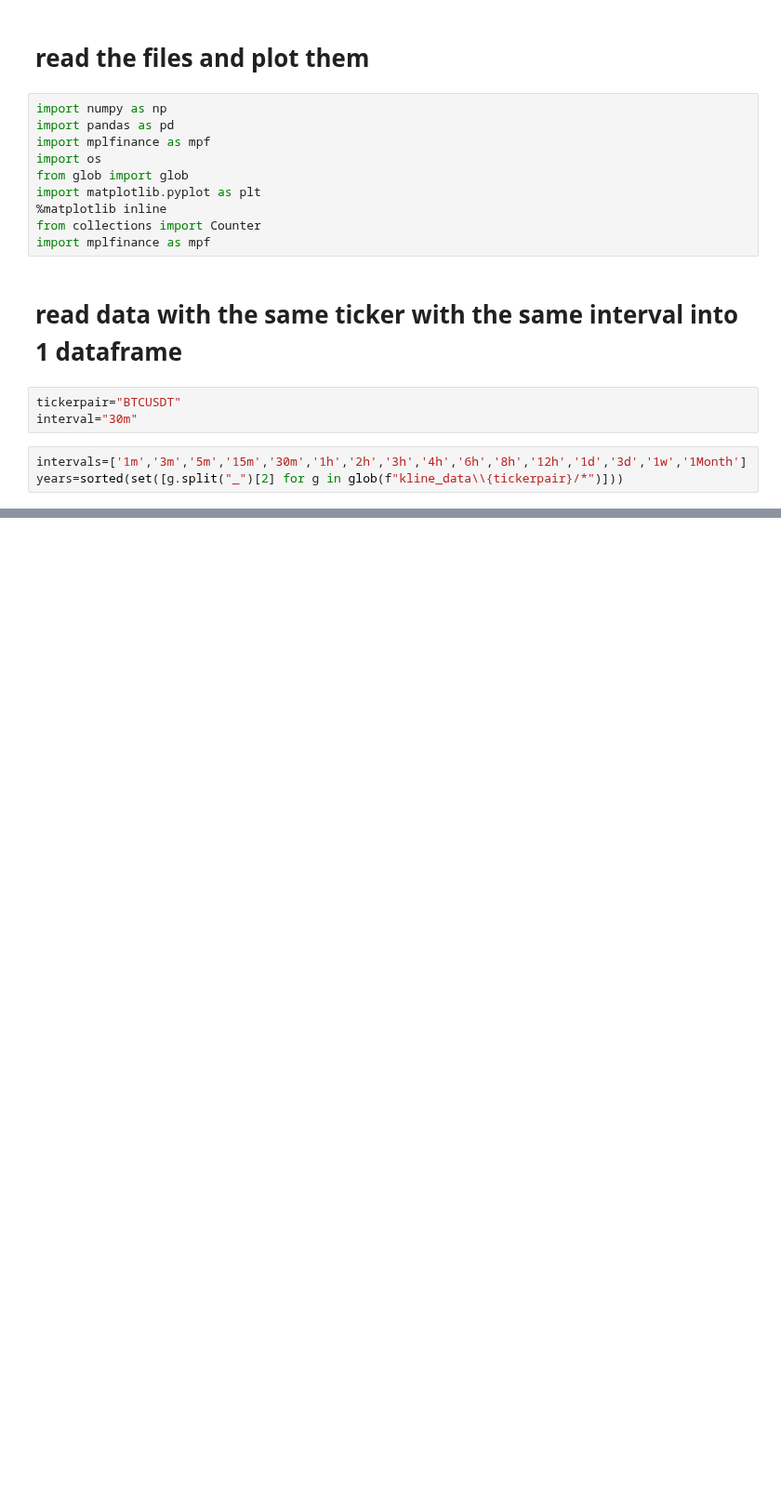
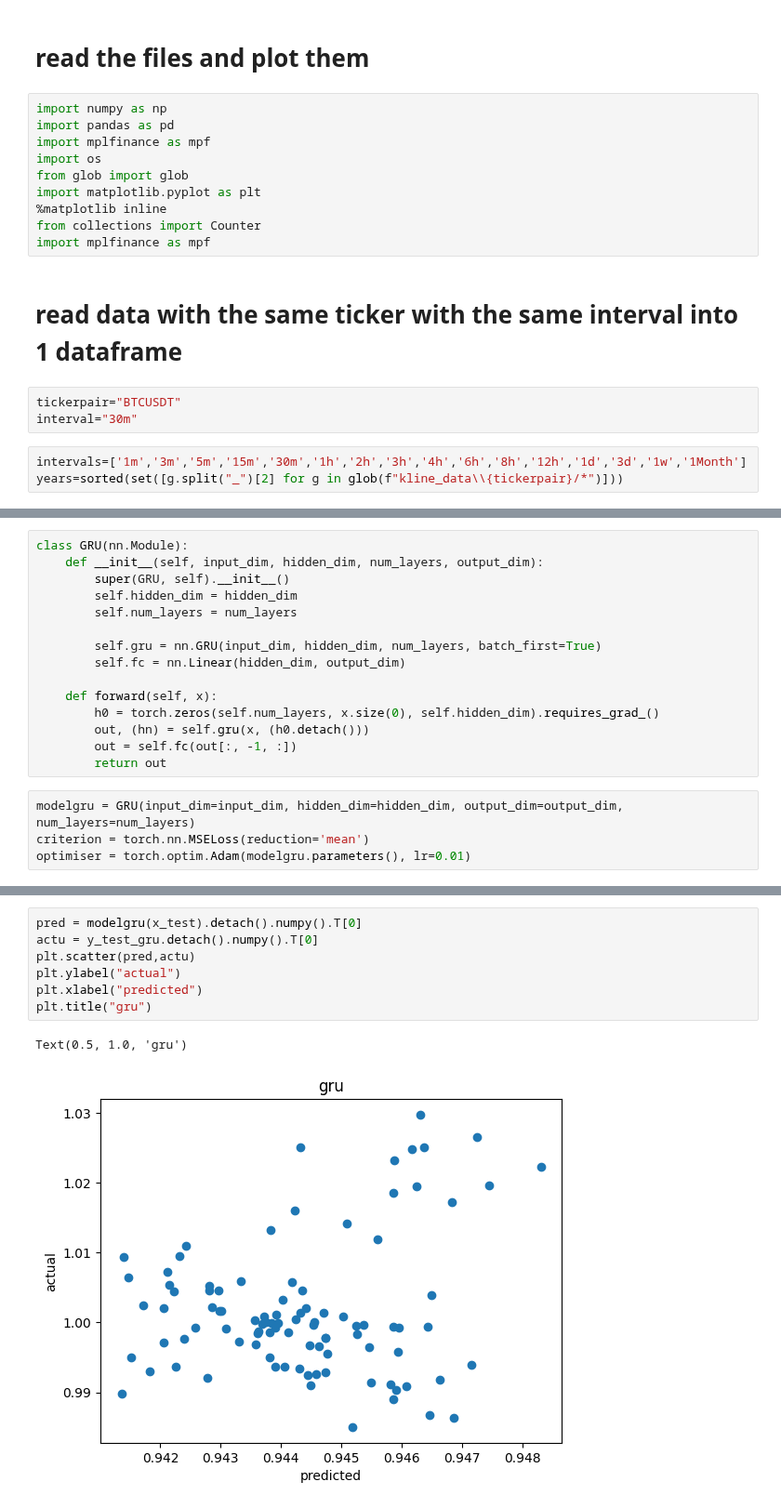
Before and after one commit to alexpvpmindustry/cryptotradr, a Jupyter notebook: 2ReadFiles.ipynb, the cells around one changed output, grey strips where cells are left out. Shown at 93% size. Cells and saved outputs as stored; diff of their text form; blank space fills up the shorter version.

```diff
--- a/2ReadFiles.ipynb
+++ b/2ReadFiles.ipynb
@@ -51,0 +124,19 @@ crytrad                  c:\Users\aatan\anaconda3\envs\crytrad
+# %%
+class GRU(nn.Module):
+    def __init__(self, input_dim, hidden_dim, num_layers, output_dim):
+        super(GRU, self).__init__()
+        self.hidden_dim = hidden_dim
+        self.num_layers = num_layers
+
+        self.gru = nn.GRU(input_dim, hidden_dim, num_layers, batch_first=True)
+        self.fc = nn.Linear(hidden_dim, output_dim)
+
+    def forward(self, x):
+        h0 = torch.zeros(self.num_layers, x.size(0), self.hidden_dim).requires_grad_()
+        out, (hn) = self.gru(x, (h0.detach()))
+        out = self.fc(out[:, -1, :])
+        return out
+# %%
+modelgru = GRU(input_dim=input_dim, hidden_dim=hidden_dim, output_dim=output_dim, num_layers=num_layers)
+criterion = torch.nn.MSELoss(reduction='mean')
+optimiser = torch.optim.Adam(modelgru.parameters(), lr=0.01)
@@ -51,0 +171,10 @@ crytrad                  c:\Users\aatan\anaconda3\envs\crytrad
+# %%
+pred = modelgru(x_test).detach().numpy().T[0]
+actu = y_test_gru.detach().numpy().T[0]
+plt.scatter(pred,actu)
+plt.ylabel("actual")
+plt.xlabel("predicted")
+plt.title("gru")
+# %% [output]
+Text(0.5, 1.0, 'gru')
+[figure, added]
```
Also changed, not shown: parts of 13 cells of this notebook, 3 other files.
